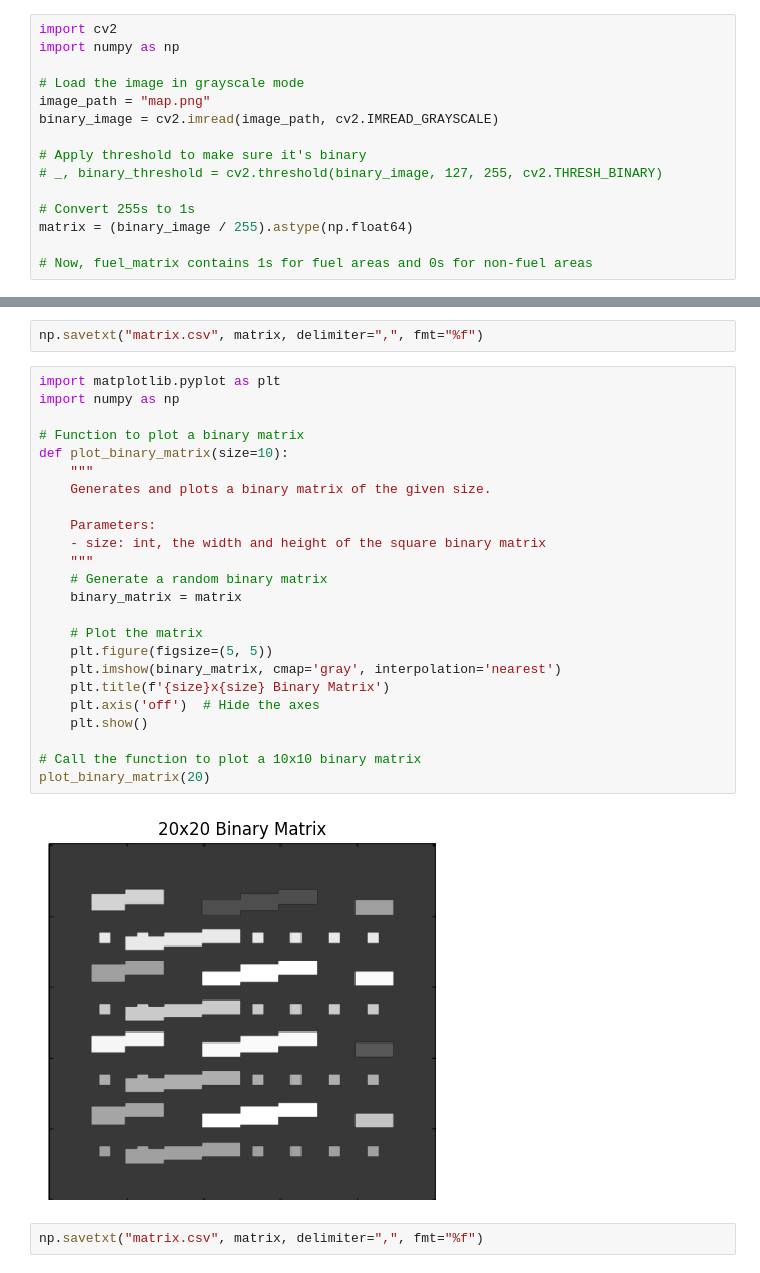
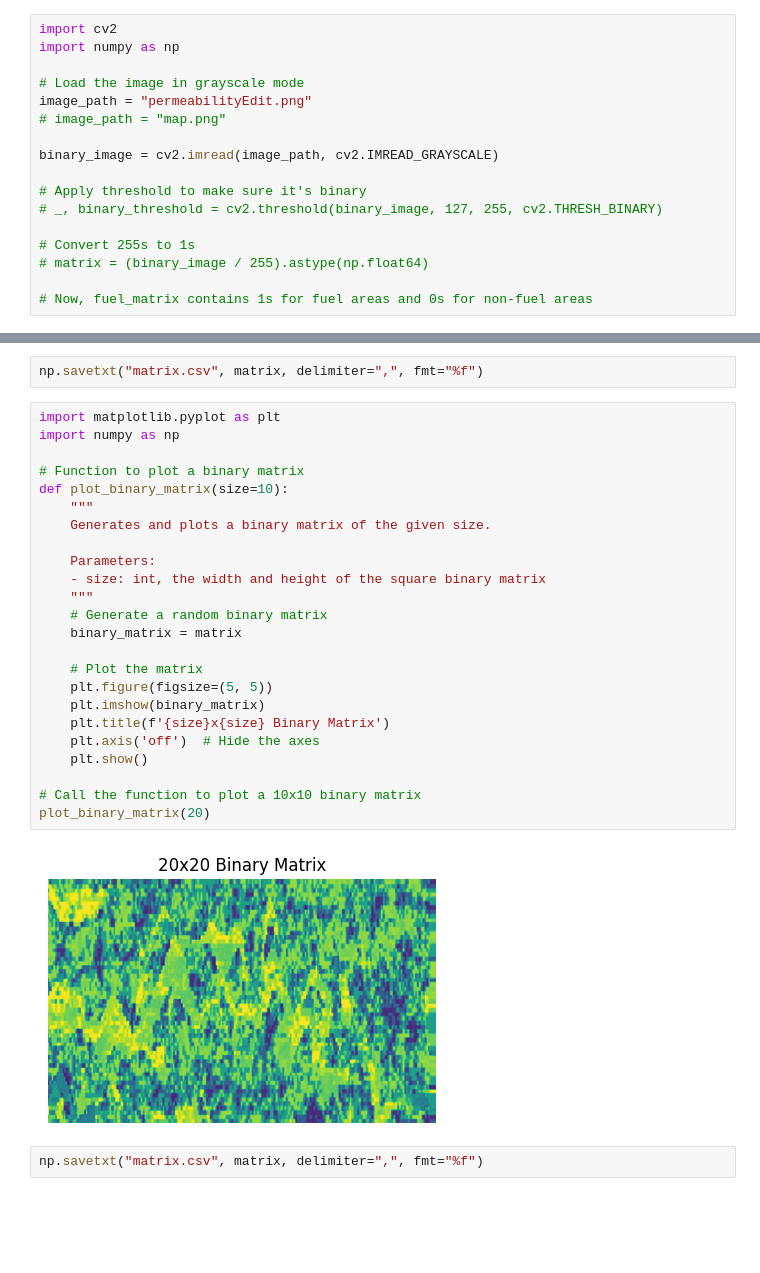
Before and after one commit to gpiwar/projekt_spciaa, a Jupyter notebook: project_oil2d/oil2d.ipynb, the cells around one changed output, grey strips where cells are left out. Drawn from its saved outputs; the diff is of its cells as text; blank space fills up the shorter version.

Commit message:
add new permeability map

```diff
--- a/project_oil2d/oil2d.ipynb
+++ b/project_oil2d/oil2d.ipynb
@@ -3,13 +3,15 @@ import cv2
 import numpy as np
 
 # Load the image in grayscale mode
-image_path = "map.png"
+image_path = "permeabilityEdit.png"
+# image_path = "map.png"
+
 binary_image = cv2.imread(image_path, cv2.IMREAD_GRAYSCALE)
 
 # Apply threshold to make sure it's binary
 # _, binary_threshold = cv2.threshold(binary_image, 127, 255, cv2.THRESH_BINARY)
 
 # Convert 255s to 1s
-matrix = (binary_image / 255).astype(np.float64)
+# matrix = (binary_image / 255).astype(np.float64)
 
 # Now, fuel_matrix contains 1s for fuel areas and 0s for non-fuel areas
@@ -34,28 +30,28 @@ np.savetxt("matrix.csv", matrix, delimiter=",", fmt="%f")
 # %%
 import matplotlib.pyplot as plt
 import numpy as np
 
 # Function to plot a binary matrix
 def plot_binary_matrix(size=10):
     """
     Generates and plots a binary matrix of the given size.
 
     Parameters:
     - size: int, the width and height of the square binary matrix
     """
     # Generate a random binary matrix
     binary_matrix = matrix
 
     # Plot the matrix
     plt.figure(figsize=(5, 5))
-    plt.imshow(binary_matrix, cmap='gray', interpolation='nearest')
+    plt.imshow(binary_matrix)
     plt.title(f'{size}x{size} Binary Matrix')
     plt.axis('off')  # Hide the axes
     plt.show()
 
 # Call the function to plot a 10x10 binary matrix
 plot_binary_matrix(20)
 # %% [output]
-[figure, old version]
+[figure, new version]
 # %%
 np.savetxt("matrix.csv", matrix, delimiter=",", fmt="%f")
```
Also changed, not shown: parts of 2 cells of this notebook, 6 other files.
